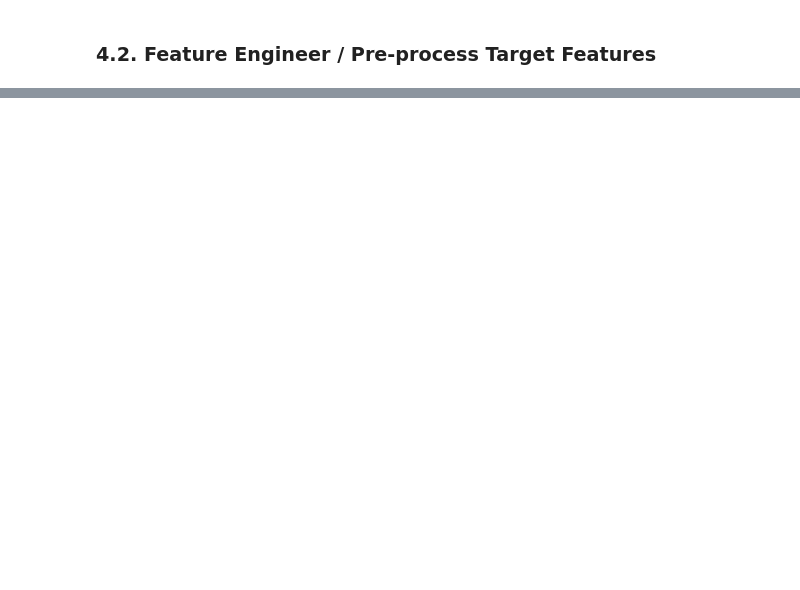
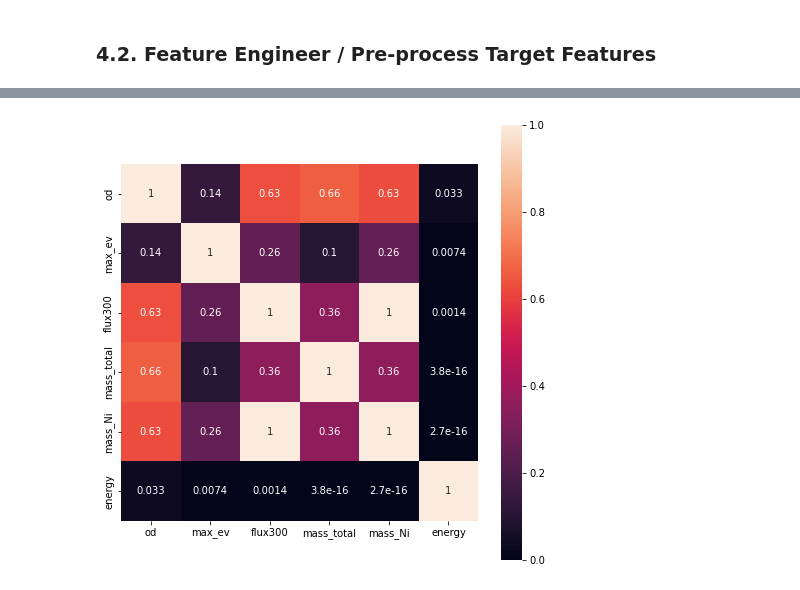
Before and after one commit to themattonthefloor/LOX, a Jupyter notebook: notebooks/student_evaluation.ipynb, the cells around one changed output, grey strips where cells are left out. Drawn from its saved outputs; the diff is of its cells as text; code cells hidden in the pictures; blank space fills up the shorter version.

```diff
--- a/notebooks/student_evaluation.ipynb
+++ b/notebooks/student_evaluation.ipynb
@@ -448,0 +671,8 @@ TP.inverse_transform(targets).head()
+# %%
+# Initial correlation matrix
+corr = abs(df.iloc[:,[0,2,4,5,6,7]].corr())
+plt.figure(figsize=(8,8))
+sns.heatmap(corr, square=True, annot=True)
+plt.show()
+# %% [output]
+[figure, added]
```
Also changed, not shown: parts of 52 cells of this notebook.
